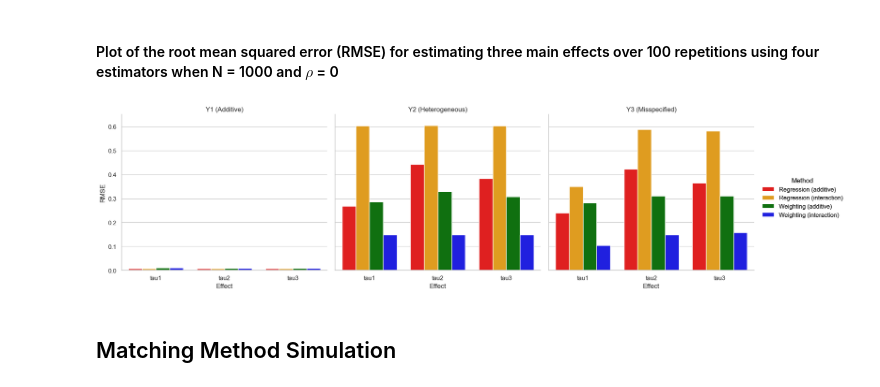
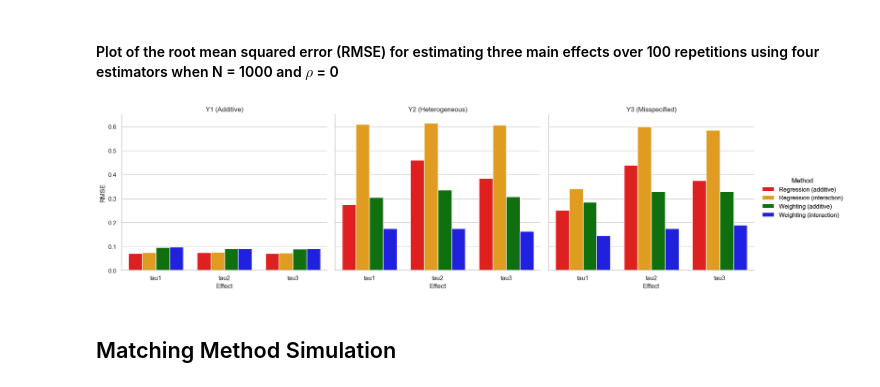
Before and after one commit to jjhuang4/mips-research, a Jupyter notebook: balancing_weight_sim.ipynb, the cells around one changed output. Saved outputs shown, nothing was run; the diff lists cells and outputs as text; code cells hidden in the pictures.

```diff
--- a/balancing_weight_sim.ipynb
+++ b/balancing_weight_sim.ipynb
@@ -596,0 +563,17 @@ Mean SMD (Hetero Weights):
+# %%
+if __name__=="__main__":
+    simulation_results_dict = {}
+    for mtype in ["additive","heterogeneous","misspecified"]:
+        res = run_simulation(n_sims=n_sims, N=N, model_type=mtype)
+        simulation_results_dict[mtype] = res
+        # Print results
+        print(f"\nModel type = {mtype}")
+        print("True main effects:", res['true_tau'])
+        print("RMSE (add. regression):",    res['rmse_additive_regression'])
+        print("RMSE (inter. regression):",  res['rmse_interaction_regression'])
+        print("RMSE (weighting add.):",     res['rmse_weighting_additive'])
+        print("RMSE (Weight Hetero.):",  res['rmse_weighting_hetero'])
+        print("\nMean SMD (Additive Weights):")
+        print_array_5sig(res['mean_smd_add'])
+        print("\nMean SMD (Hetero Weights):")
+        print_array_5sig(res['mean_smd_het'])
@@ -601,66 +602,47 @@ Mean SMD (Hetero Weights):
 # %%
 def plot_rmse_comparison_approx(results_dict):
     effects = ['tau1', 'tau2', 'tau3']
-    models = {"additive": "Y1 (Additive)", "het": "Y2 (Heterogeneous)", "mis": "Y3 (Misspecified)"}
+    methods = ["rmse_additive_regression", "rmse_interaction_regression", "rmse_weighting_additive", "rmse_weighting_hetero"]
+    method_names = ["Regression (additive)", "Regression (interaction)", "Weighting (additive)", "Weighting (interaction)"]
+    models = {"additive": "Y1 (Additive)", "heterogeneous": "Y2 (Heterogeneous)", "misspecified": "Y3 (Misspecified)"}
 
     data = []
-    for model_type, rmse_vals in results_dict.items():
-        for method, values in rmse_vals.items():
-            for i, val in enumerate(values):
-                data.append([models[model_type], effects[i], val, method])
+    for model_type, results in results_dict.items():
+        for method, method_name in zip(methods, method_names):
+            for i, effect in enumerate(effects):
+                data.append([models[model_type], effect, results[method][i], method_name])
 
     df = pd.DataFrame(data, columns=["Outcome Model", "Effect", "RMSE", "Method"])
 
     # Set style
     sns.set(style="whitegrid")
 
     # Create FacetGrid bar plot
     g = sns.catplot(
         data=df,
         x="Effect",
         y="RMSE",
         hue="Method",
         col="Outcome Model",
         kind="bar",
         palette=['red', 'orange', 'green', 'blue'],
         height=5,
         aspect=1
     )
 
     g.set_axis_labels("Effect", "RMSE")
     g.set_titles("{col_name}")
     g.set_xticklabels(rotation=0)
     g.add_legend(title="Method")
     g.set(ylim=(0, 0.65))
 
     plt.show()
 
-results_dict = {}
-
-results_dict = {
-    "additive": {
-        "Regression (additive)": [0.0071607, 0.00747884, 0.007182],
-        "Regression (interaction)": [0.00749714, 0.00766074, 0.00729396],
-        "Weighting (additive)": [0.00957313, 0.00908547, 0.00890573],
-        "Weighting (interaction)": [0.00975, 0.00912887, 0.00904975]
-    },
-    "het": {
-        "Regression (additive)": [0.26884906, 0.44287349, 0.38333178],
-        "Regression (interaction)": [0.60348814, 0.60412359, 0.6033029],
-        "Weighting (additive)": [0.2865843, 0.32954693, 0.30674729],
-        "Weighting (interaction)": [0.14881196, 0.14828785, 0.14750694]
-    },
-    "mis": {
-        "Regression (additive)": [0.24024016, 0.42220238, 0.36515148],
-        "Regression (interaction)": [0.34999569, 0.58785923, 0.58230781],
-        "Weighting (additive)": [0.28078339, 0.31040218, 0.30997795],
-        "Weighting (interaction)": [0.10361244, 0.14793751, 0.15812194]
-    }
-}
+results_dict = simulation_results_dict
 
 plot_rmse_comparison_approx(results_dict)
 # %% [output]
-[figure, old version]
+[figure, new version]
 # %% [markdown]
 ## Matching Method Simulation
 # %% [markdown]
```
Also changed, not shown: parts of 5 cells of this notebook.
